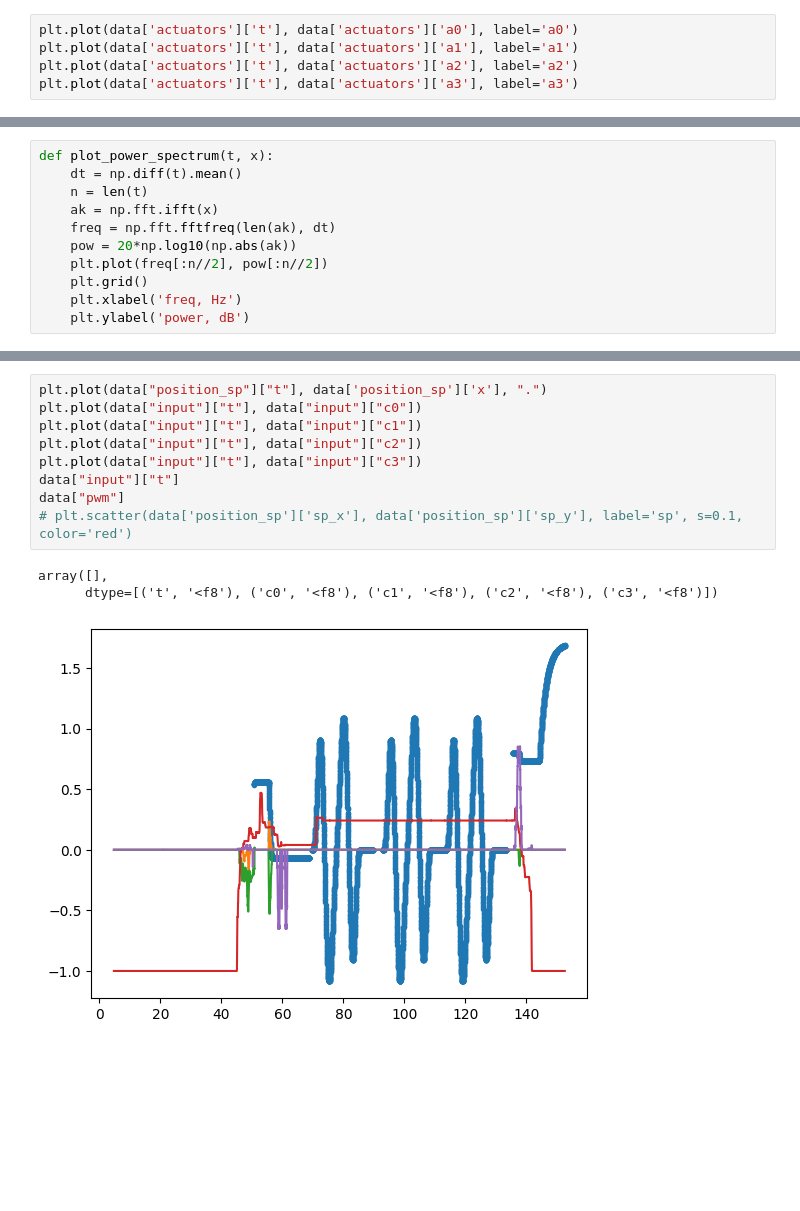
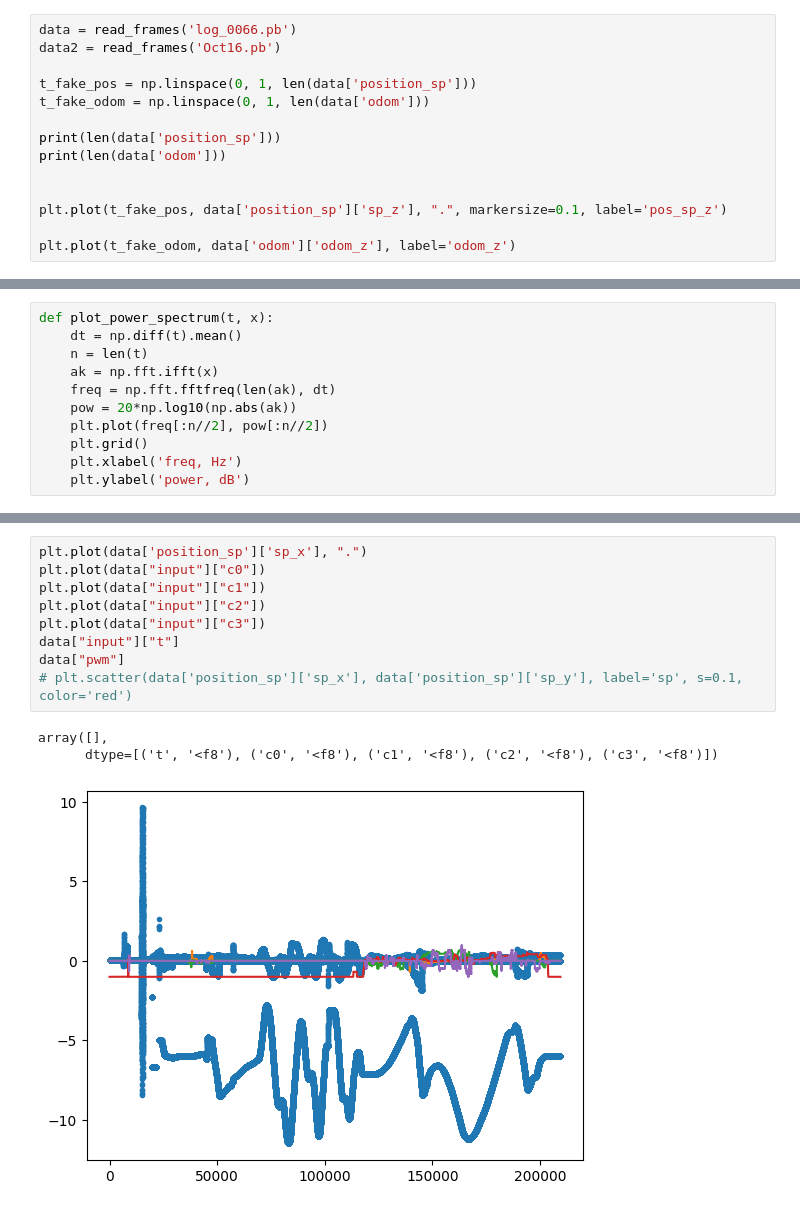
Before and after one commit to akmetko/Cognipilot_PB_tools, a Jupyter notebook: SD_logging_plotting.ipynb, the cells around one changed output, grey strips where cells are left out. Drawn from its saved outputs; the diff is of its cells as text; blank space fills up the shorter version.

```diff
--- a/SD_logging_plotting.ipynb
+++ b/SD_logging_plotting.ipynb
@@ -188,6 +144,15 @@ plt.plot(data['odom']['t'], data['odom']['x'], label='sp')
 # %%
-plt.plot(data['actuators']['t'], data['actuators']['a0'], label='a0')
-plt.plot(data['actuators']['t'], data['actuators']['a1'], label='a1')
-plt.plot(data['actuators']['t'], data['actuators']['a2'], label='a2')
-plt.plot(data['actuators']['t'], data['actuators']['a3'], label='a3')
+data = read_frames('log_0066.pb')
+data2 = read_frames('Oct16.pb')
+
+t_fake_pos = np.linspace(0, 1, len(data['position_sp']))
+t_fake_odom = np.linspace(0, 1, len(data['odom']))
+
+print(len(data['position_sp']))
+print(len(data['odom']))
+
+
+plt.plot(t_fake_pos, data['position_sp']['sp_z'], ".", markersize=0.1, label='pos_sp_z')
+
+plt.plot(t_fake_odom, data['odom']['odom_z'], label='odom_z')
 # %% [output]
@@ -377,15 +534,15 @@ plt.legend()
 # %%
-plt.plot(data["position_sp"]["t"], data['position_sp']['x'], ".")
-plt.plot(data["input"]["t"], data["input"]["c0"])
-plt.plot(data["input"]["t"], data["input"]["c1"])
-plt.plot(data["input"]["t"], data["input"]["c2"])
-plt.plot(data["input"]["t"], data["input"]["c3"])
+plt.plot(data['position_sp']['sp_x'], ".")
+plt.plot(data["input"]["c0"])
+plt.plot(data["input"]["c1"])
+plt.plot(data["input"]["c2"])
+plt.plot(data["input"]["c3"])
 data["input"]["t"]
 data["pwm"]
 # plt.scatter(data['position_sp']['sp_x'], data['position_sp']['sp_y'], label='sp', s=0.1, color='red')
 # %% [output]
 array([],
       dtype=[('t', '<f8'), ('c0', '<f8'), ('c1', '<f8'), ('c2', '<f8'), ('c3', '<f8')])
-[figure, old version]
+[figure, new version]
 # %%
 # Assuming 'euler.to_Matrix()' returns an array or matrix with Euler components
```
Also changed, not shown: parts of 31 cells of this notebook.
